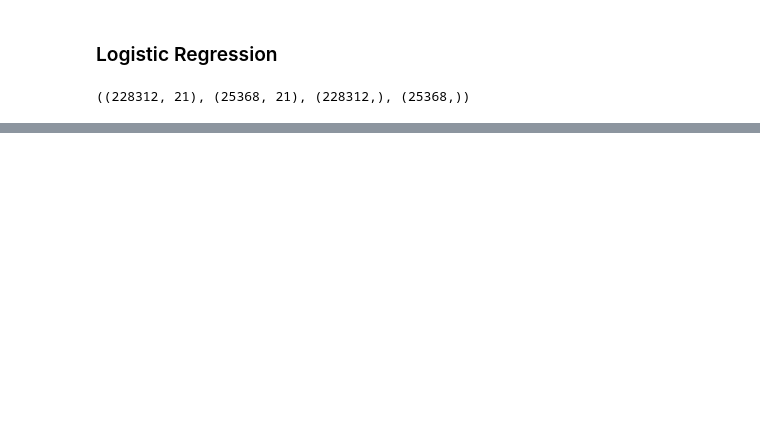
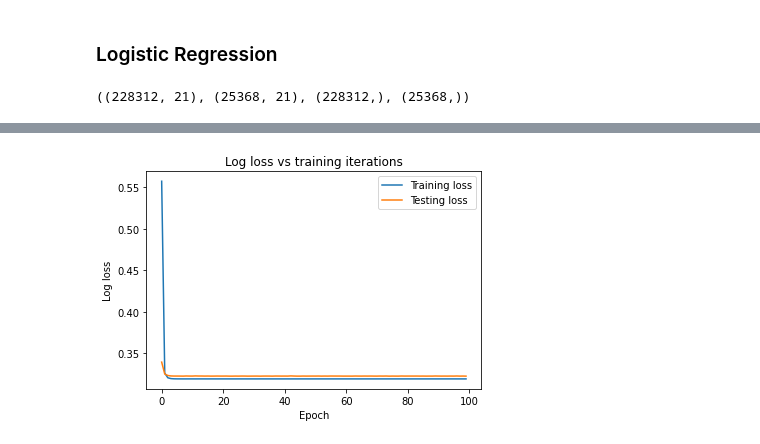
Before and after one commit to rainsky3840/Bootcamp_project, a Jupyter notebook: 김지수/Diabete/Diabete_binary_Regression.ipynb, the cells around one changed output, grey strips where cells are left out. Drawn from its saved outputs; the diff is of its cells as text; code cells hidden in the pictures; blank space fills up the shorter version.

```diff
--- a/김지수/Diabete/Diabete_binary_Regression.ipynb
+++ b/김지수/Diabete/Diabete_binary_Regression.ipynb
@@ -229,0 +289,4 @@ print( f'정확도: {accuracy_score(y_train, y_pred)}' )
+# %%
+def log_loss(y_p, y):
+  ce = tf.nn.sigmoid_cross_entropy_with_logits(labels=y, logits=y_p)
+  return tf.reduce_mean(ce)
@@ -229,0 +313,19 @@ print( f'정확도: {accuracy_score(y_train, y_pred)}' )
+# %%
+log_reg = Logistic()
+# %%
+def predict_class(y_p, thresh = 0.5):
+  return tf.cast(y_p > thresh, tf.float32)
+
+def accuracy(y_p, y):
+
+  y_p = tf.math.sigmoid(y_p)
+  y_pred_class = predict_class(y_p)
+  check_equal = tf.cast(y_pred_class == y, tf.float32)
+  acc_val = tf.reduce_mean(check_equal)
+  return acc_val
+# %%
+batch_size = 64
+train_dataset = tf.data.Dataset.from_tensor_slices((x_train_norm, y_train))
+train_dataset = train_dataset.shuffle(buffer_size=x_train.shape[0]).batch(batch_size)
+test_dataset = tf.data.Dataset.from_tensor_slices((x_test_norm, y_test))
+test_dataset = test_dataset.shuffle(buffer_size=x_test.shape[0]).batch(batch_size)
@@ -229,0 +390,9 @@ print( f'정확도: {accuracy_score(y_train, y_pred)}' )
+# %%
+plt.plot(range(epochs), train_losses, label = "Training loss")
+plt.plot(range(epochs), test_losses, label = "Testing loss")
+plt.xlabel("Epoch")
+plt.ylabel("Log loss")
+plt.legend()
+plt.title("Log loss vs training iterations");
+# %% [output]
+[figure, added]
```
Also changed, not shown: parts of 16 cells of this notebook, 1 other file.
